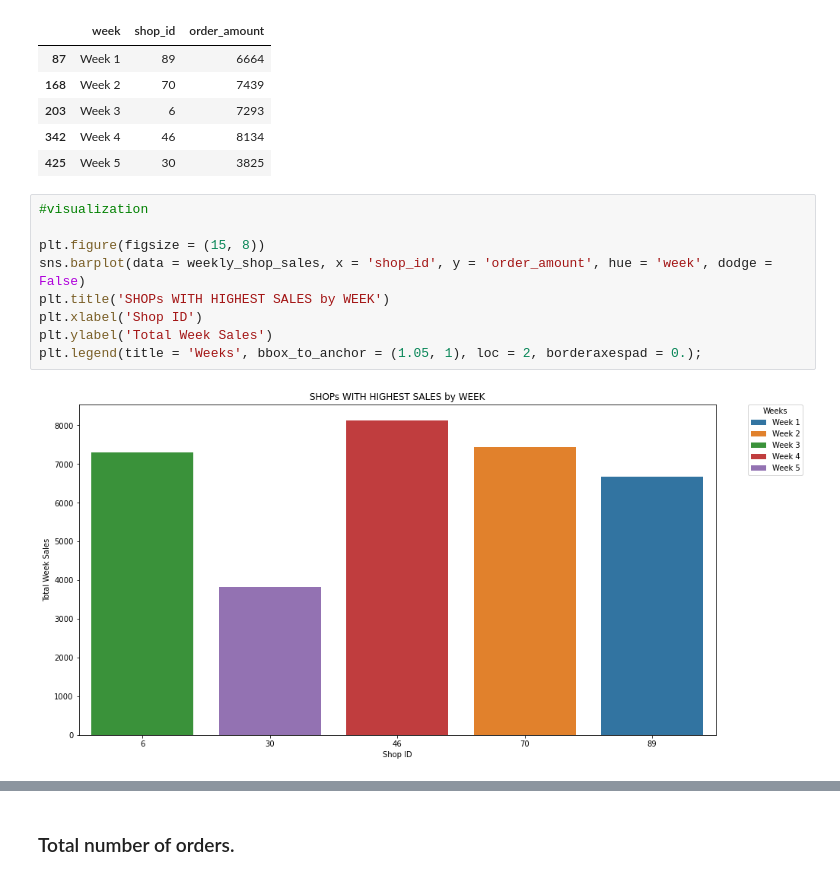
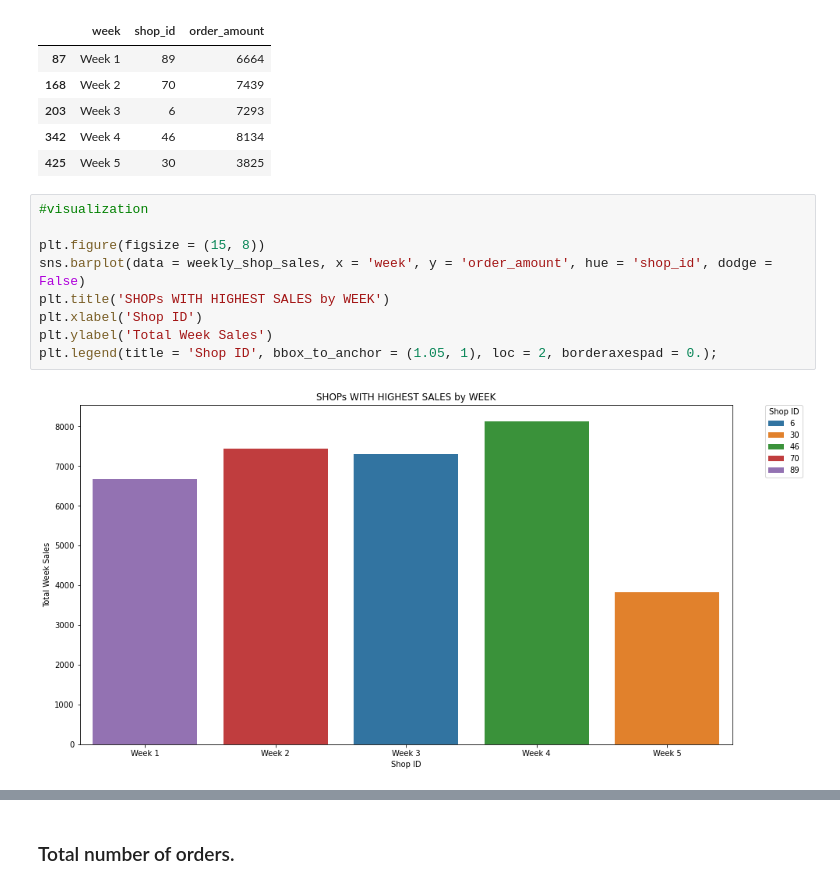
Before and after one commit to Kola-Ademola/DataFestAfrica-Jan-2023-Challenge, a Jupyter notebook: DataFestAfrica_Jan_2023_challenge.ipynb, the cells around one changed output, grey strips where cells are left out. Saved outputs shown, nothing was run; the diff lists cells and outputs as text.

```diff
--- a/DataFestAfrica_Jan_2023_challenge.ipynb
+++ b/DataFestAfrica_Jan_2023_challenge.ipynb
@@ -331,11 +331,11 @@ weekly_shop_sales
 # %%
 #visualization
 
 plt.figure(figsize = (15, 8))
-sns.barplot(data = weekly_shop_sales, x = 'shop_id', y = 'order_amount', hue = 'week', dodge = False)
+sns.barplot(data = weekly_shop_sales, x = 'week', y = 'order_amount', hue = 'shop_id', dodge = False)
 plt.title('SHOPs WITH HIGHEST SALES by WEEK')
 plt.xlabel('Shop ID')
 plt.ylabel('Total Week Sales')
-plt.legend(title = 'Weeks', bbox_to_anchor = (1.05, 1), loc = 2, borderaxespad = 0.);
+plt.legend(title = 'Shop ID', bbox_to_anchor = (1.05, 1), loc = 2, borderaxespad = 0.);
 # %% [output]
-[figure, old version]
+[figure, new version]
```
Also changed, not shown: parts of 1 cell of this notebook.
